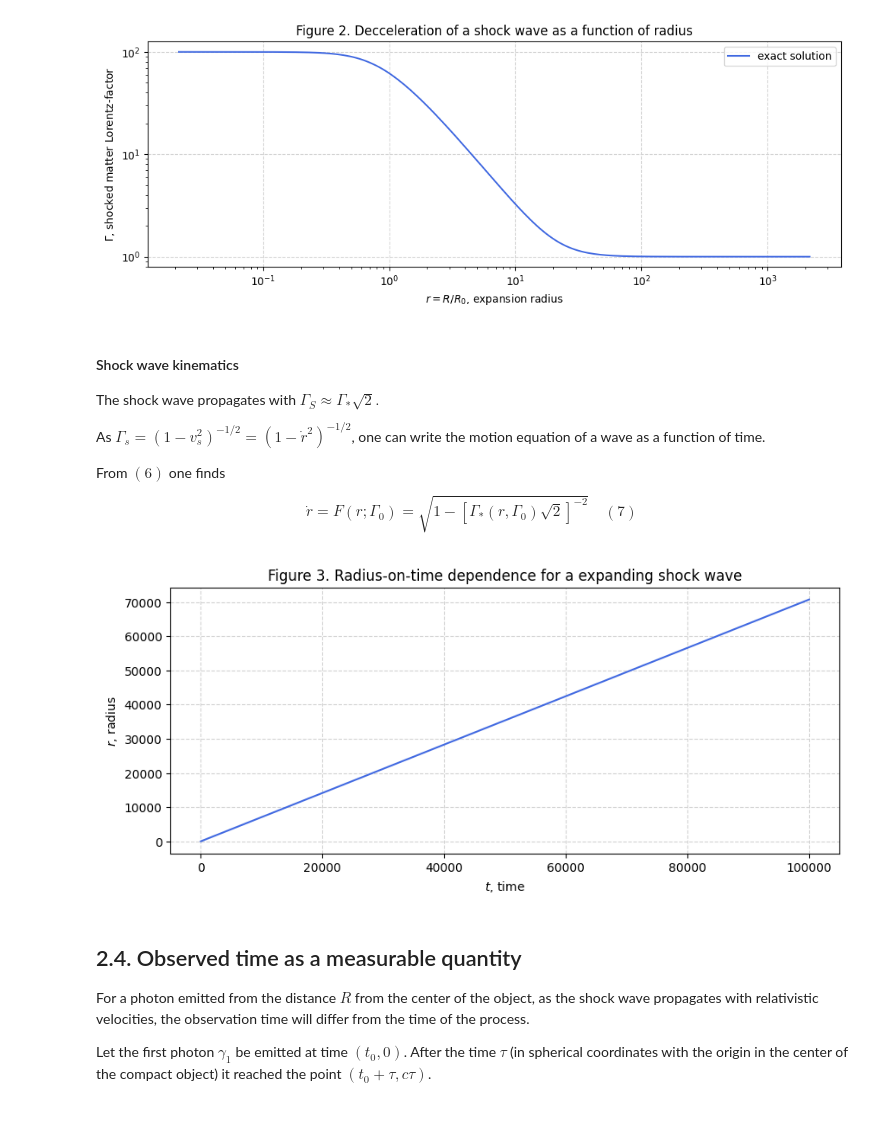
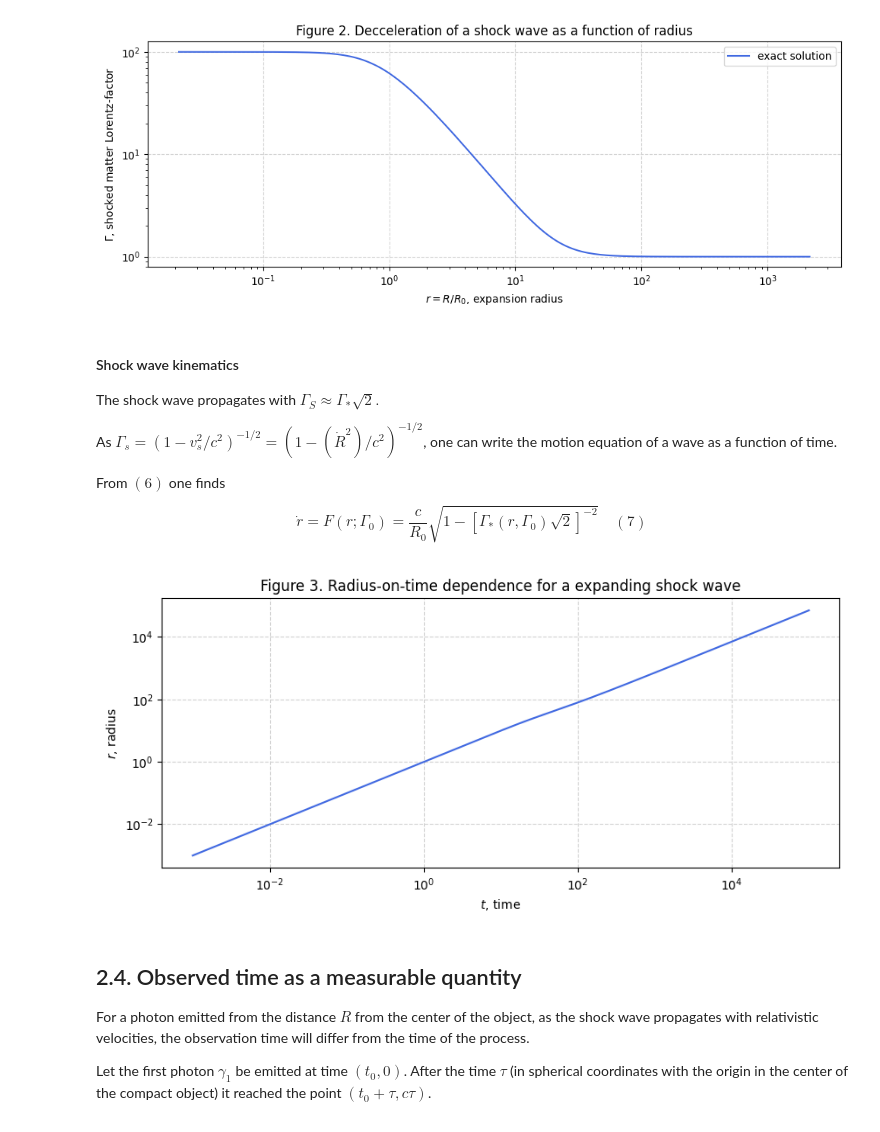
Before and after one commit to KleimenovM/GRBRemnant, a Jupyter notebook: Kleimenov_Schwenkreis_-_Gamma-ray_birsts.ipynb, the cells around one changed output. Cells and saved outputs as stored; diff of their text form; code cells hidden in the pictures.

```diff
--- a/Kleimenov_Schwenkreis_-_Gamma-ray_birsts.ipynb
+++ b/Kleimenov_Schwenkreis_-_Gamma-ray_birsts.ipynb
@@ -179,11 +179,11 @@ plt.show()
 
 The shock wave propagates with $\Gamma_S \approx \Gamma_*\sqrt{2}. $
 
-As $ \Gamma_s = (1 - v_s^2)^{-1/2} = (1 - \dot{r}^2)^{-1/2}$, one can write the motion equation of a wave as a function of time.
+As $ \Gamma_s = (1 - v_s^2/c^2)^{-1/2} = (1 - (\dot{R}^2)/c^2)^{-1/2}$, one can write the motion equation of a wave as a function of time.
 
 From $(6)$ one finds
 
-$$ \dot{r} = F(r; \Gamma_0) = \sqrt{1 - \left[\Gamma_*(r, \Gamma_0)\sqrt{2}\right]^{-2}} \quad (7) $$
+$$ \dot{r} = F(r; \Gamma_0) = \frac{c}{R_0}\sqrt{1 - \left[\Gamma_*(r, \Gamma_0)\sqrt{2}\right]^{-2}} \quad (7) $$
 # %%
 def gamma_star(r, gamma):
     return gamma * (-1 + np.sqrt(1 + 4*r**3*(1 + r**3/gamma**2))) / (2*r**3)
@@ -193,19 +193,19 @@ def F(t, r, gamma):
 # %%
 # F1 = F(gamma0)
 r1 = solve_ivp(F, (1e-3, 1e5), [1e-3], args=(gamma0,), t_eval=np.arange(1e-3, 1e5, 1e-1), method='Radau')
 
 plt.figure(figsize=(10, 4))
 plt.title("Figure 3. Radius-on-time dependence for a expanding shock wave")
 plt.plot(r1.t, r1.y[0], color='royalblue', label='exact solution')
 plt.grid(linestyle='--', color='lightgray')
 
 plt.xlabel(r'$t$, time')
-# plt.xscale('log')
-# plt.yscale('log')
+plt.xscale('log')
+plt.yscale('log')
 plt.ylabel(r'$r$, radius')
 plt.show()
 # %% [output]
-[figure, old version]
+[figure, new version]
 # %% [markdown]
 ## 2.4. Observed time as a measurable quantity
 
```
Also changed, not shown: parts of 4 cells of this notebook.
